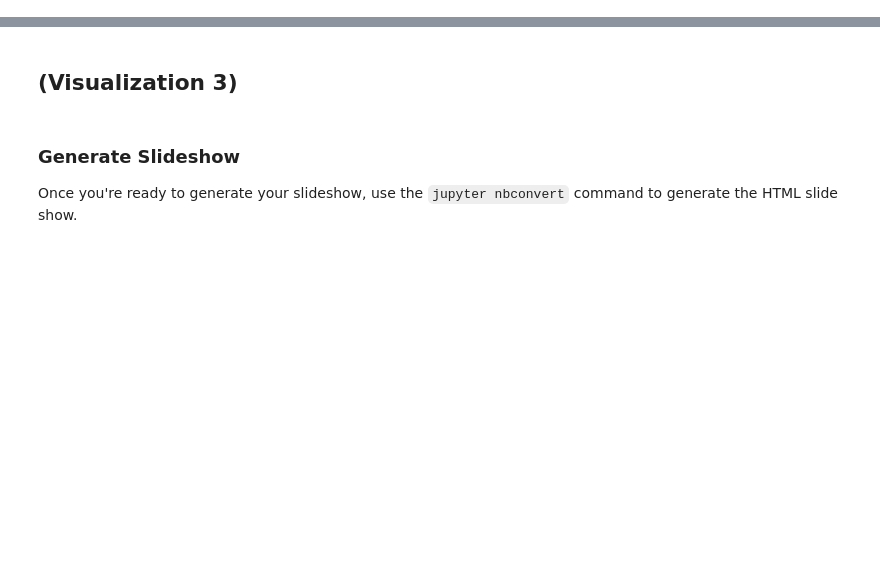
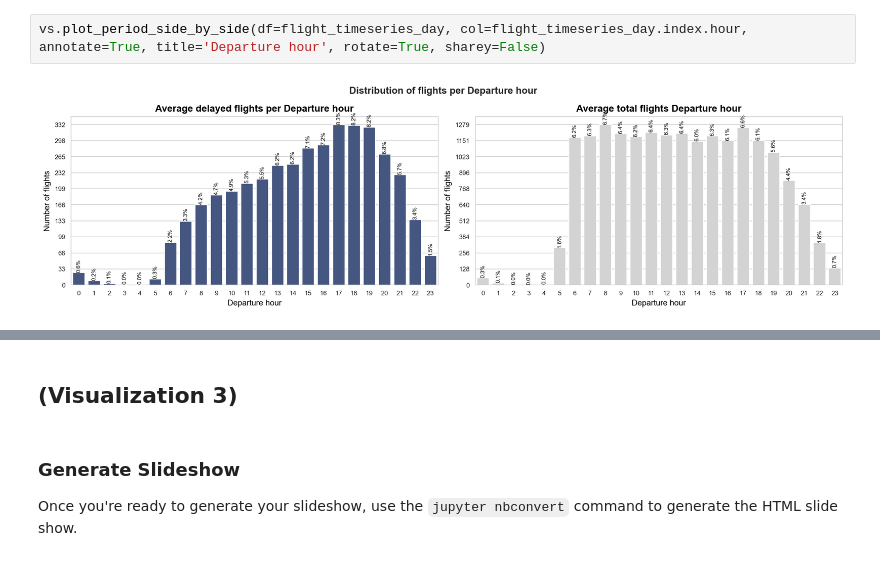
Before and after one commit to JuanitaSmith/flight_analysis, a Jupyter notebook: notebooks/Part_III_slide_deck.ipynb, the cells around one changed output, grey strips where cells are left out. Cells and saved outputs as stored; diff of their text form; blank space fills up the shorter version.

```diff
--- a/notebooks/Part_III_slide_deck.ipynb
+++ b/notebooks/Part_III_slide_deck.ipynb
@@ -61,0 +244,4 @@ but feel free to add more if you'd like!
+# %%
+vs.plot_period_side_by_side(df=flight_timeseries_day, col=flight_timeseries_day.index.hour, annotate=True, title='Departure hour', rotate=True, sharey=False)
+# %% [output]
+[figure, added]
```
Also changed, not shown: parts of 26 cells of this notebook, 6 other files.
